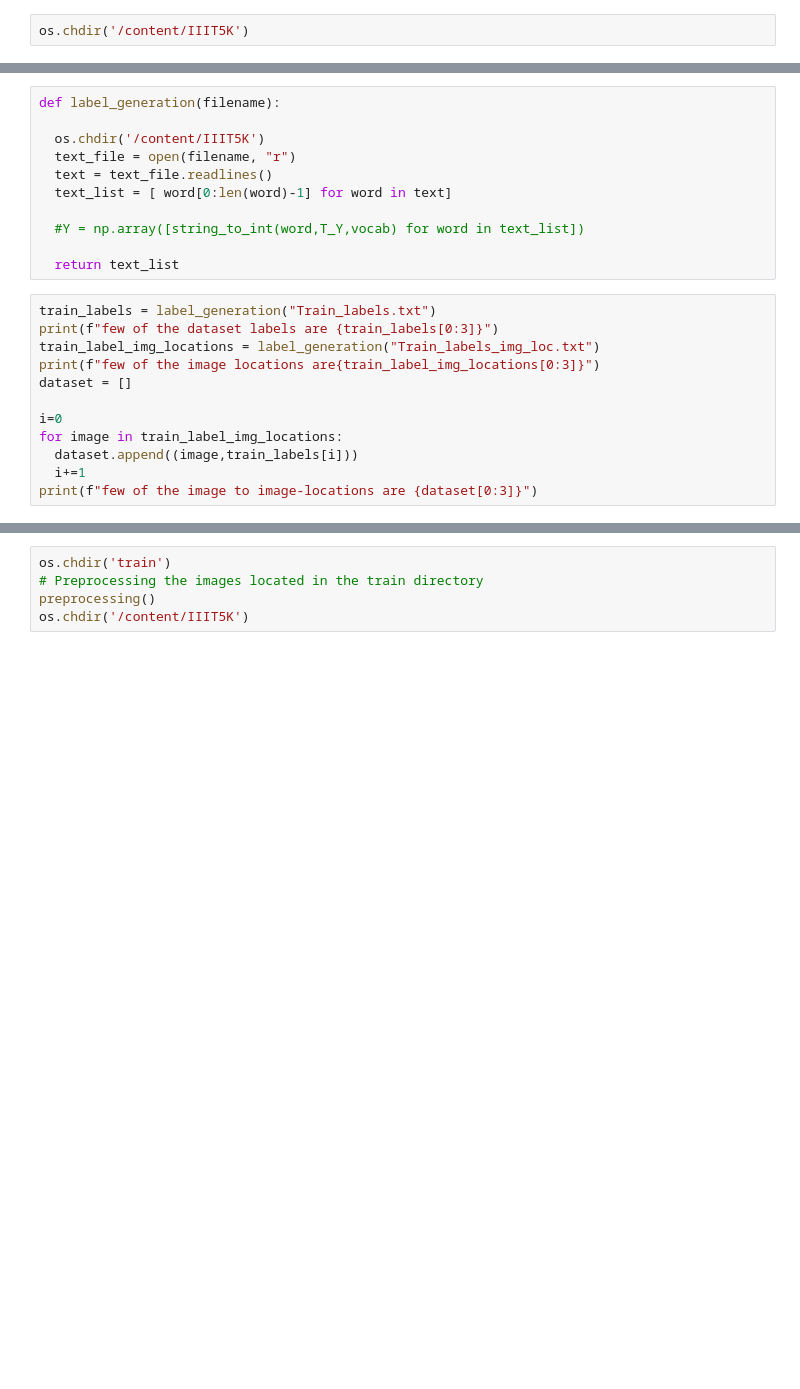
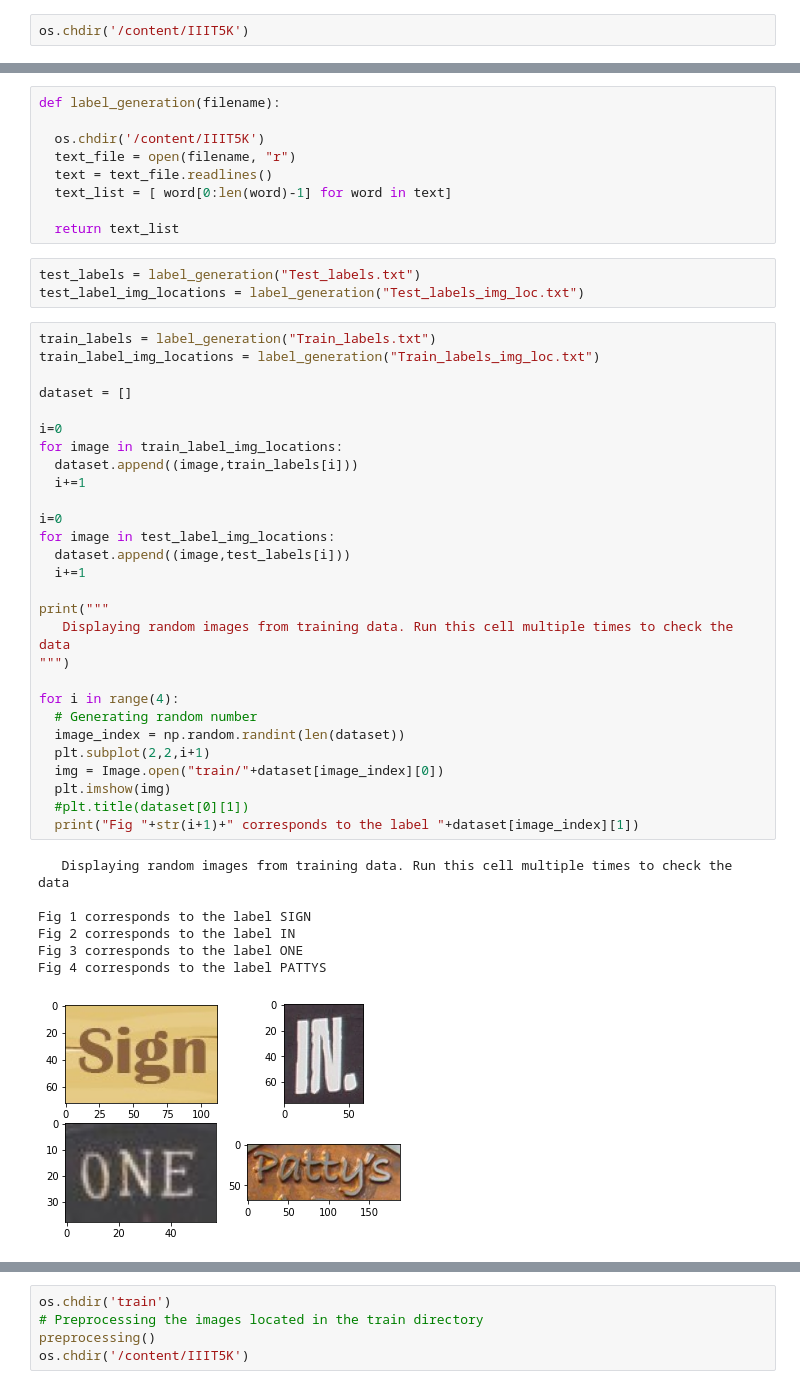
Before and after one commit to yvkrishna/vedhakrishna_yarasuri_9849877047_IITB-Assignment-Jul-Dec2020-Batch2, a Jupyter notebook: main_file_OCR.ipynb, the cells around one changed output, grey strips where cells are left out. Cells and saved outputs as stored; diff of their text form; blank space fills up the shorter version.

```diff
--- a/main_file_OCR.ipynb
+++ b/main_file_OCR.ipynb
@@ -57,19 +85,44 @@ def label_generation(filename):
   text = text_file.readlines()
   text_list = [ word[0:len(word)-1] for word in text]
 
-  #Y = np.array([string_to_int(word,T_Y,vocab) for word in text_list])
-
   return text_list
-# %%
-train_labels = label_generation("Train_labels.txt")
-print(f"few of the dataset labels are {train_labels[0:3]}")
-train_label_img_locations = label_generation("Train_labels_img_loc.txt")
-print(f"few of the image locations are{train_label_img_locations[0:3]}")
-dataset = []
-
-i=0
-for image in train_label_img_locations:
-  dataset.append((image,train_labels[i]))
-  i+=1
-print(f"few of the image to image-locations are {dataset[0:3]}")
+# %%
+test_labels = label_generation("Test_labels.txt")
+test_label_img_locations = label_generation("Test_labels_img_loc.txt")
+# %%
+train_labels = label_generation("Train_labels.txt")
+train_label_img_locations = label_generation("Train_labels_img_loc.txt")
+
+dataset = []
+
+i=0
+for image in train_label_img_locations:
+  dataset.append((image,train_labels[i]))
+  i+=1
+
+i=0
+for image in test_label_img_locations:
+  dataset.append((image,test_labels[i]))
+  i+=1
+
+print("""
+   Displaying random images from training data. Run this cell multiple times to check the data
+""")
+
+for i in range(4):
+  # Generating random number
+  image_index = np.random.randint(len(dataset))
+  plt.subplot(2,2,i+1)
+  img = Image.open("train/"+dataset[image_index][0])
+  plt.imshow(img)
+  #plt.title(dataset[0][1])
+  print("Fig "+str(i+1)+" corresponds to the label "+dataset[image_index][1])
+# %% [output]
+   Displaying random images from training data. Run this cell multiple times to check the data
+
+Fig 1 corresponds to the label SIGN
+Fig 2 corresponds to the label IN
+Fig 3 corresponds to the label ONE
+Fig 4 corresponds to the label PATTYS
+[figure, added]
 # %%
```
Also changed, not shown: parts of 107 cells of this notebook.
